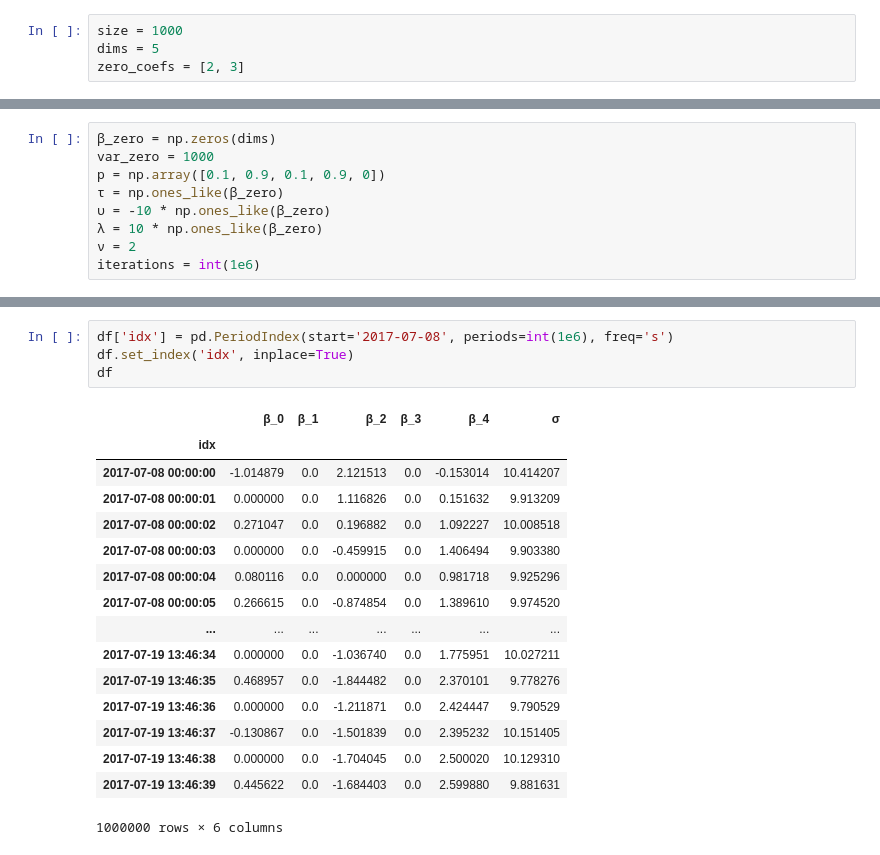
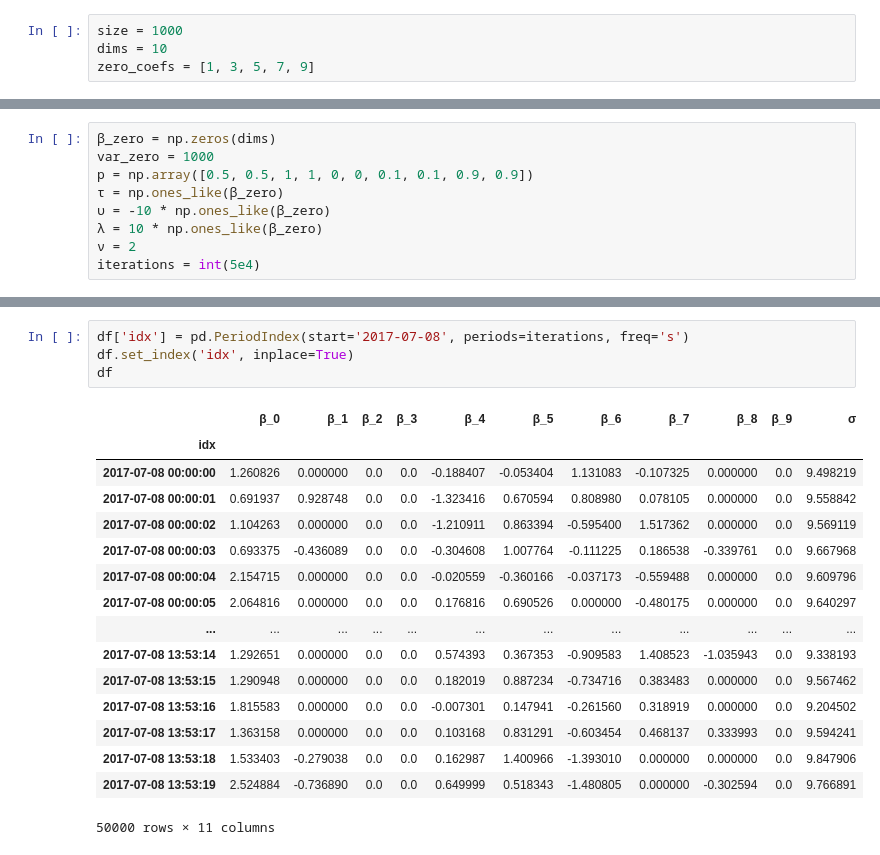
Before and after one commit to mtambos/mcmc_proj7, a Jupyter notebook: Variable Selection Demo.ipynb, the cells around one changed output, grey strips where cells are left out. Drawn from its saved outputs; the diff is of its cells as text.

```diff
--- a/Variable Selection Demo.ipynb
+++ b/Variable Selection Demo.ipynb
@@ -26,5 +19,5 @@ To change this limit, set the config variable
 # %%
 size = 1000
-dims = 5
-zero_coefs = [2, 3]
+dims = 10
+zero_coefs = [1, 3, 5, 7, 9]
 # %%
@@ -59,12 +37,12 @@ coefs = np.array([[0.3116,  0.335 ,  0.    ,  0.    ,  0.3435]])
 # %%
 β_zero = np.zeros(dims)
 var_zero = 1000
-p = np.array([0.1, 0.9, 0.1, 0.9, 0])
+p = np.array([0.5, 0.5, 1, 1, 0, 0, 0.1, 0.1, 0.9, 0.9])
 τ = np.ones_like(β_zero)
 υ = -10 * np.ones_like(β_zero)
 λ = 10 * np.ones_like(β_zero)
 ν = 2
-iterations = int(1e6)
+iterations = int(5e4)
 # %%
 results = variable_selection(X, Y, β_zero,
                              var_zero, p,
@@ -119,22 +130,22 @@ df
 # %%
-df['idx'] = pd.PeriodIndex(start='2017-07-08', periods=int(1e6), freq='s')
+df['idx'] = pd.PeriodIndex(start='2017-07-08', periods=iterations, freq='s')
 df.set_index('idx', inplace=True)
 df
 # %% [output]
-|  | β_0 | β_1 | β_2 | β_3 | β_4 | σ |
-| idx |  |  |  |  |  |  |
-| 2017-07-08 00:00:00 | -1.014879 | 0.0 | 2.121513 | 0.0 | -0.153014 | 10.414207 |
-| 2017-07-08 00:00:01 | 0.000000 | 0.0 | 1.116826 | 0.0 | 0.151632 | 9.913209 |
-| 2017-07-08 00:00:02 | 0.271047 | 0.0 | 0.196882 | 0.0 | 1.092227 | 10.008518 |
-| 2017-07-08 00:00:03 | 0.000000 | 0.0 | -0.459915 | 0.0 | 1.406494 | 9.903380 |
-| 2017-07-08 00:00:04 | 0.080116 | 0.0 | 0.000000 | 0.0 | 0.981718 | 9.925296 |
-| 2017-07-08 00:00:05 | 0.266615 | 0.0 | -0.874854 | 0.0 | 1.389610 | 9.974520 |
-| ... | ... | ... | ... | ... | ... | ... |
-| 2017-07-19 13:46:34 | 0.000000 | 0.0 | -1.036740 | 0.0 | 1.775951 | 10.027211 |
-| 2017-07-19 13:46:35 | 0.468957 | 0.0 | -1.844482 | 0.0 | 2.370101 | 9.778276 |
-| 2017-07-19 13:46:36 | 0.000000 | 0.0 | -1.211871 | 0.0 | 2.424447 | 9.790529 |
-| 2017-07-19 13:46:37 | -0.130867 | 0.0 | -1.501839 | 0.0 | 2.395232 | 10.151405 |
-| 2017-07-19 13:46:38 | 0.000000 | 0.0 | -1.704045 | 0.0 | 2.500020 | 10.129310 |
-| 2017-07-19 13:46:39 | 0.445622 | 0.0 | -1.684403 | 0.0 | 2.599880 | 9.881631 |
+|  | β_0 | β_1 | β_2 | β_3 | β_4 | β_5 | β_6 | β_7 | β_8 | β_9 | σ |
+| idx |  |  |  |  |  |  |  |  |  |  |  |
+| 2017-07-08 00:00:00 | 1.260826 | 0.000000 | 0.0 | 0.0 | -0.188407 | -0.053404 | 1.131083 | -0.107325 | 0.000000 | 0.0 | 9.498219 |
+| 2017-07-08 00:00:01 | 0.691937 | 0.928748 | 0.0 | 0.0 | -1.323416 | 0.670594 | 0.808980 | 0.078105 | 0.000000 | 0.0 | 9.558842 |
+| 2017-07-08 00:00:02 | 1.104263 | 0.000000 | 0.0 | 0.0 | -1.210911 | 0.863394 | -0.595400 | 1.517362 | 0.000000 | 0.0 | 9.569119 |
+| 2017-07-08 00:00:03 | 0.693375 | -0.436089 | 0.0 | 0.0 | -0.304608 | 1.007764 | -0.111225 | 0.186538 | -0.339761 | 0.0 | 9.667968 |
+| 2017-07-08 00:00:04 | 2.154715 | 0.000000 | 0.0 | 0.0 | -0.020559 | -0.360166 | -0.037173 | -0.559488 | 0.000000 | 0.0 | 9.609796 |
+| 2017-07-08 00:00:05 | 2.064816 | 0.000000 | 0.0 | 0.0 | 0.176816 | 0.690526 | 0.000000 | -0.480175 | 0.000000 | 0.0 | 9.640297 |
+| ... | ... | ... | ... | ... | ... | ... | ... | ... | ... | ... | ... |
+| 2017-07-08 13:53:14 | 1.292651 | 0.000000 | 0.0 | 0.0 | 0.574393 | 0.367353 | -0.909583 | 1.408523 | -1.035943 | 0.0 | 9.338193 |
+| 2017-07-08 13:53:15 | 1.290948 | 0.000000 | 0.0 | 0.0 | 0.182019 | 0.887234 | -0.734716 | 0.383483 | 0.000000 | 0.0 | 9.567462 |
+| 2017-07-08 13:53:16 | 1.815583 | 0.000000 | 0.0 | 0.0 | -0.007301 | 0.147941 | -0.261560 | 0.318919 | 0.000000 | 0.0 | 9.204502 |
+| 2017-07-08 13:53:17 | 1.363158 | 0.000000 | 0.0 | 0.0 | 0.103168 | 0.831291 | -0.603454 | 0.468137 | 0.333993 | 0.0 | 9.594241 |
+| 2017-07-08 13:53:18 | 1.533403 | -0.279038 | 0.0 | 0.0 | 0.162987 | 1.400966 | -1.393010 | 0.000000 | 0.000000 | 0.0 | 9.847906 |
+| 2017-07-08 13:53:19 | 2.524884 | -0.736890 | 0.0 | 0.0 | 0.649999 | 0.518343 | -1.480805 | 0.000000 | -0.302594 | 0.0 | 9.766891 |
-1000000 rows × 6 columns
+50000 rows × 11 columns
 # %%
```
Also changed, not shown: parts of 17 cells of this notebook, 5 other files.
